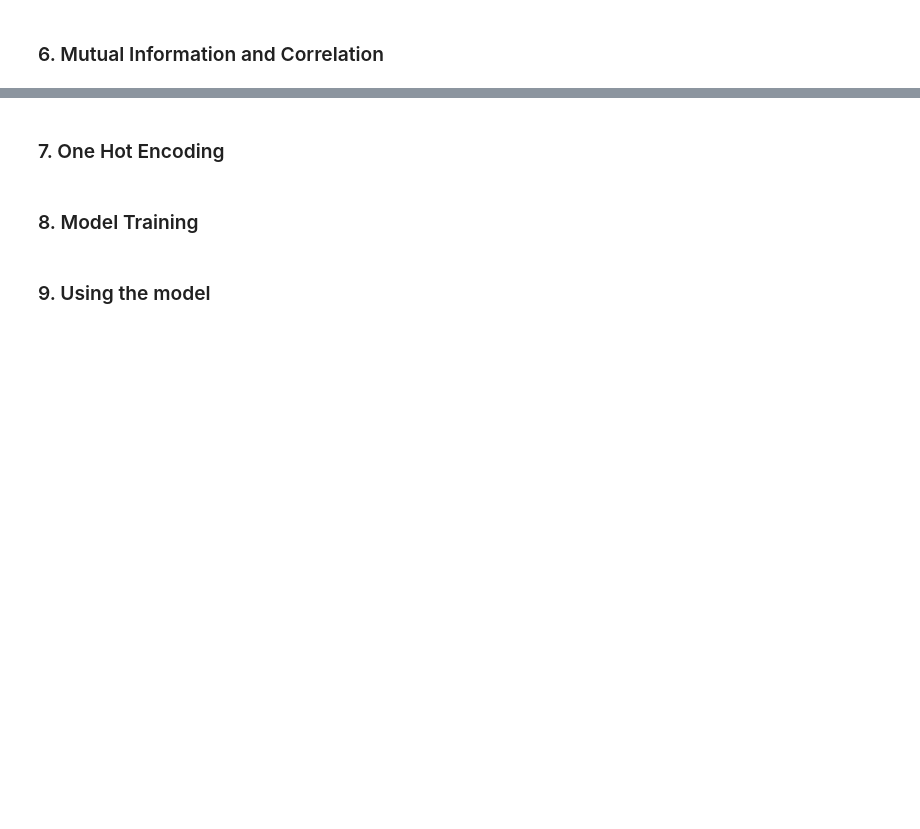
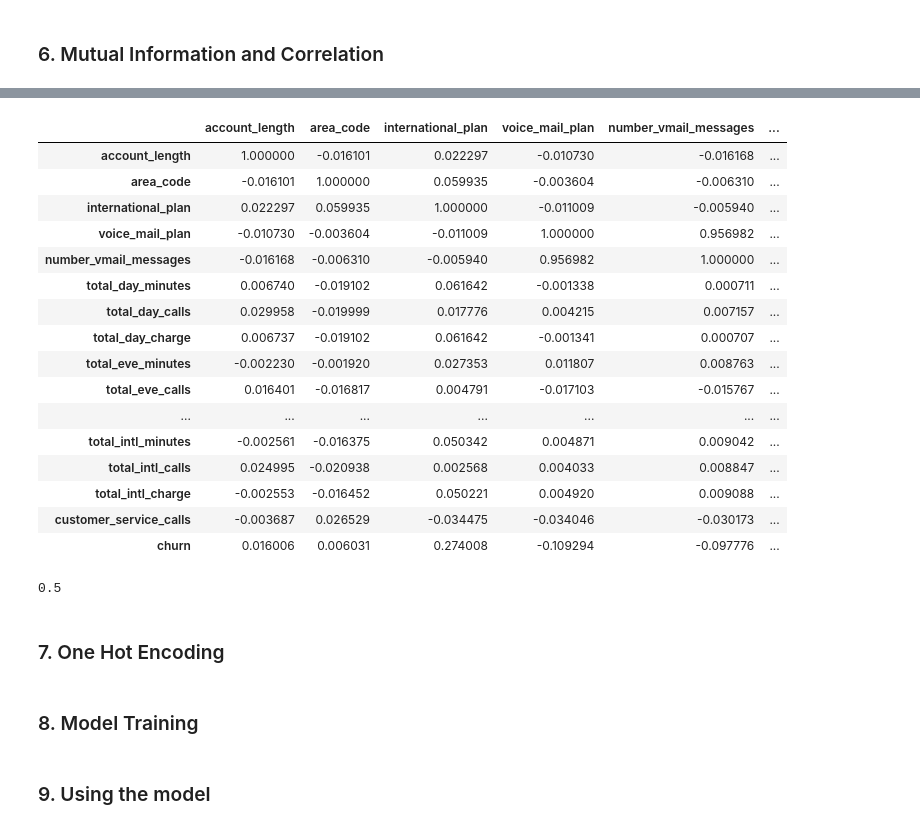
Before and after one commit to moebawab/Customer-Churn, a Jupyter notebook: Telecom_Churn.ipynb, the cells around one changed output, grey strips where cells are left out. Drawn from its saved outputs; the diff is of its cells as text; code cells hidden in the pictures; blank space fills up the shorter version.

```diff
--- a/Telecom_Churn.ipynb
+++ b/Telecom_Churn.ipynb
@@ -142,0 +186,2 @@ del df_test['churn']
+# %%
+df_full_train = df_full_train.reset_index(drop=True)
@@ -147,3 +343,29 @@ del df_test['churn']
+# %%
+corr = df_full_train.corr()
+corr.style.background_gradient(cmap='coolwarm')
+# %% [output]
+|  | account_length | area_code | international_plan | voice_mail_plan | number_vmail_messages | ... |
+| account_length | 1.000000 | -0.016101 | 0.022297 | -0.010730 | -0.016168 | ... |
+| area_code | -0.016101 | 1.000000 | 0.059935 | -0.003604 | -0.006310 | ... |
+| international_plan | 0.022297 | 0.059935 | 1.000000 | -0.011009 | -0.005940 | ... |
+| voice_mail_plan | -0.010730 | -0.003604 | -0.011009 | 1.000000 | 0.956982 | ... |
+| number_vmail_messages | -0.016168 | -0.006310 | -0.005940 | 0.956982 | 1.000000 | ... |
+| total_day_minutes | 0.006740 | -0.019102 | 0.061642 | -0.001338 | 0.000711 | ... |
+| total_day_calls | 0.029958 | -0.019999 | 0.017776 | 0.004215 | 0.007157 | ... |
+| total_day_charge | 0.006737 | -0.019102 | 0.061642 | -0.001341 | 0.000707 | ... |
+| total_eve_minutes | -0.002230 | -0.001920 | 0.027353 | 0.011807 | 0.008763 | ... |
+| total_eve_calls | 0.016401 | -0.016817 | 0.004791 | -0.017103 | -0.015767 | ... |
+| ... | ... | ... | ... | ... | ... | ... |
+| total_intl_minutes | -0.002561 | -0.016375 | 0.050342 | 0.004871 | 0.009042 | ... |
+| total_intl_calls | 0.024995 | -0.020938 | 0.002568 | 0.004033 | 0.008847 | ... |
+| total_intl_charge | -0.002553 | -0.016452 | 0.050221 | 0.004920 | 0.009088 | ... |
+| customer_service_calls | -0.003687 | 0.026529 | -0.034475 | -0.034046 | -0.030173 | ... |
+| churn | 0.016006 | 0.006031 | 0.274008 | -0.109294 | -0.097776 | ... |
+# %%
+churn_day_minutes = df_full_train[df_full_train.total_day_minutes < 4].churn.mean()
+churn_day_minutes
+# %% [output]
+0.5
 # %% [markdown]
 ### 7. One Hot Encoding
 # %% [markdown]
```
Also changed, not shown: parts of 29 cells of this notebook.
